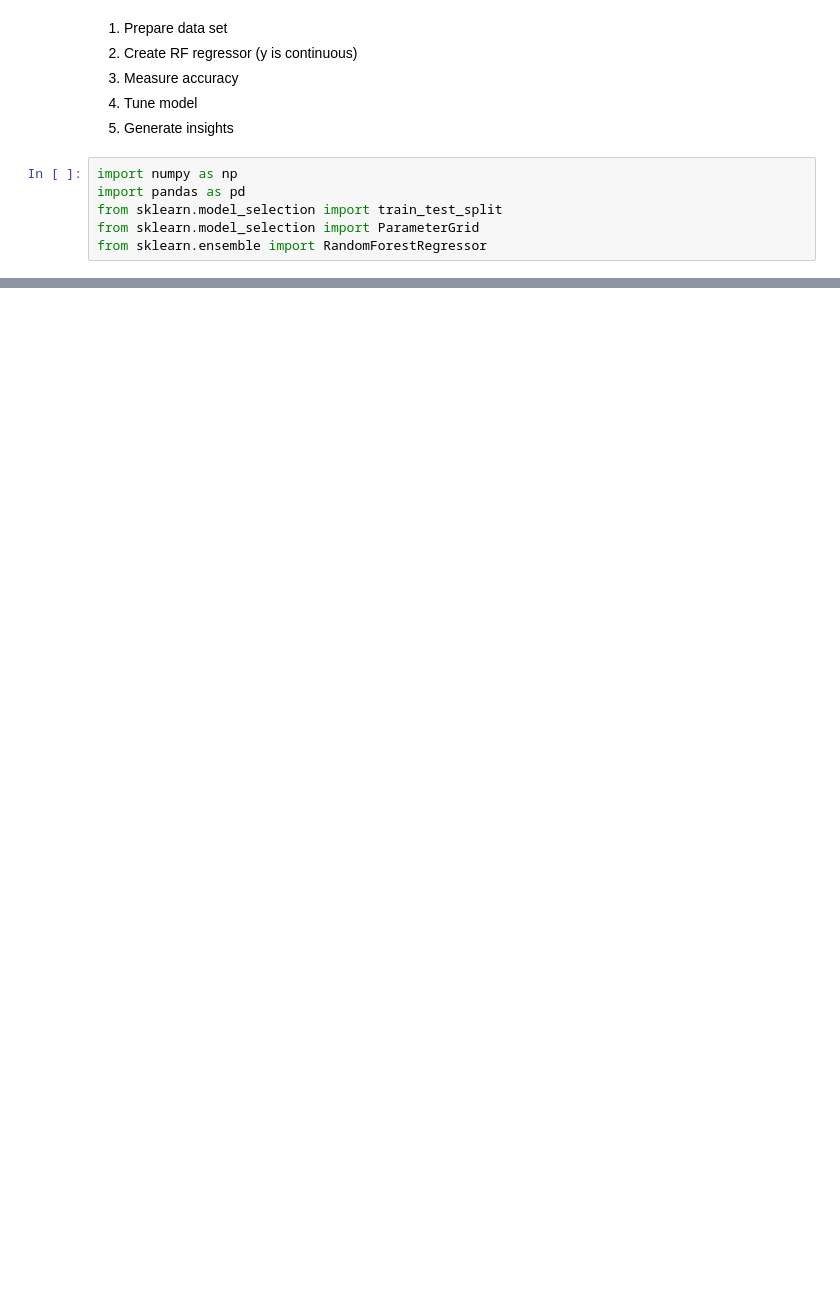
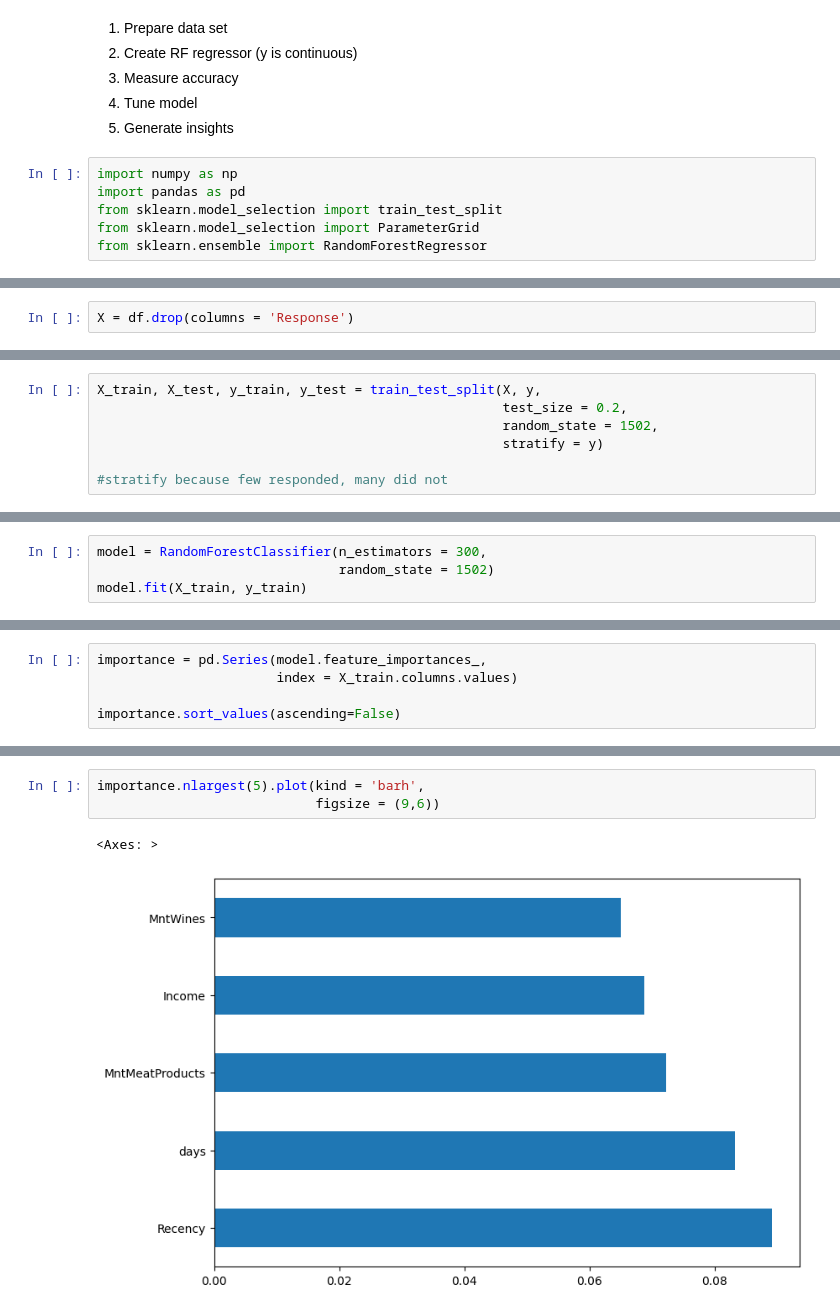
Before and after one commit to Euan-J-Austin/Analytics_and_Intelligence, a Jupyter notebook: RandomForestChallenge.ipynb, the cells around one changed output, grey strips where cells are left out. Drawn from its saved outputs; the diff is of its cells as text; blank space fills up the shorter version.

```diff
--- a/RandomForestChallenge.ipynb
+++ b/RandomForestChallenge.ipynb
@@ -58,0 +40,2 @@ Will have to enact in JupyterNotebooks locally, save results and upload to this
+# %%
+X = df.drop(columns = 'Response')
@@ -58,0 +44,7 @@ Will have to enact in JupyterNotebooks locally, save results and upload to this
+# %%
+X_train, X_test, y_train, y_test = train_test_split(X, y,
+                                                    test_size = 0.2,
+                                                    random_state = 1502,
+                                                    stratify = y)
+
+#stratify because few responded, many did not
@@ -58,0 +56,4 @@ Will have to enact in JupyterNotebooks locally, save results and upload to this
+# %%
+model = RandomForestClassifier(n_estimators = 300,
+                               random_state = 1502)
+model.fit(X_train, y_train)
@@ -58,0 +90,5 @@ Will have to enact in JupyterNotebooks locally, save results and upload to this
+# %%
+importance = pd.Series(model.feature_importances_,
+                       index = X_train.columns.values)
+
+importance.sort_values(ascending=False)
@@ -58,0 +113,6 @@ Will have to enact in JupyterNotebooks locally, save results and upload to this
+# %%
+importance.nlargest(5).plot(kind = 'barh',
+                            figsize = (9,6))
+# %% [output]
+<Axes: >
+[figure, added]
```
Also changed, not shown: parts of 39 cells of this notebook.
